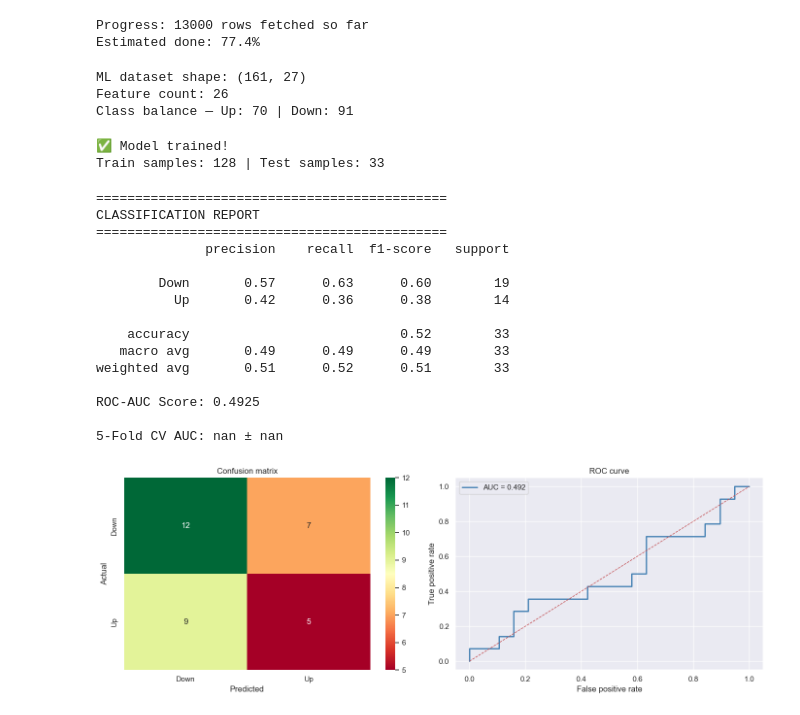
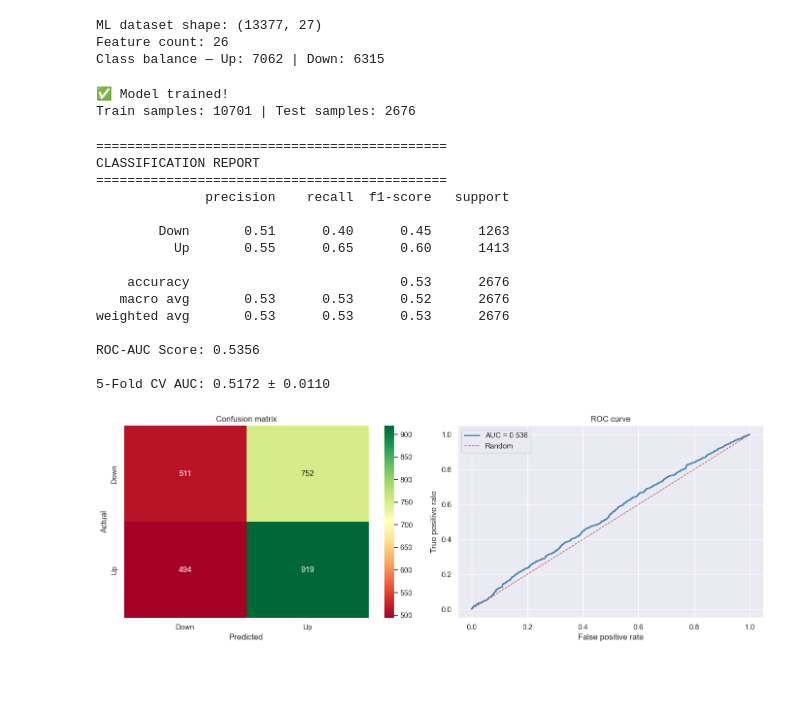
Before and after one commit to shikshita09/Earnings-Edge, a Jupyter notebook: notebooks/02_ml_model.ipynb, the cells around one changed output. Saved outputs shown, nothing was run; the diff lists cells and outputs as text; code cells hidden in the pictures; blank space fills up the shorter version.

Commit message:
Add ML model with LightGBM, AUC 0.536, SHAP explainability

```diff
--- a/notebooks/02_ml_model.ipynb
+++ b/notebooks/02_ml_model.ipynb
@@ -23,15 +19,0 @@ Likely causes:
-# %%
-import pandas as pd
-import os
-
-# Change this line in Cell 2
-df = pd.read_pickle('../data/processed/full_dataset.pkl')
-if os.path.exists(path):
-    df_partial = pd.read_pickle(path)
-    print(f"Progress: {len(df_partial)} rows fetched so far")
-    print(f"Estimated done: {len(df_partial)/16803*100:.1f}%")
-else:
-    print("Not started yet")
-# %% [output]
-Progress: 13000 rows fetched so far
-Estimated done: 77.4%
@@ -38,6 +24,5 @@ Estimated done: 77.4%
 # %%
-df = pd.read_csv('../data/processed/transcripts_with_prices.csv')
-df['date'] = pd.to_datetime(df['date'])
+
 
 # ── Text features ──────────────────────────────────────────
 df['transcript_length']  = df['transcript'].str.split().str.len()
@@ -70,9 +55,9 @@ print(f"ML dataset shape: {df_ml.shape}")
 print(f"Feature count: {len(feature_cols)}")
 print(f"Class balance — Up: {df_ml['direction'].sum()} | Down: {(df_ml['direction']==0).sum()}")
 # %% [output]
-ML dataset shape: (161, 27)
+ML dataset shape: (13377, 27)
 Feature count: 26
-Class balance — Up: 70 | Down: 91
+Class balance — Up: 7062 | Down: 6315
 # %%
 X = df_ml[feature_cols]
 y = df_ml['direction']
@@ -86,20 +71,17 @@ model = XGBClassifier(
     learning_rate=0.05,
     subsample=0.8,
     colsample_bytree=0.8,
-    use_label_encoder=False,
-    eval_metric='logloss',
-    random_state=42
+    random_state=42,
+    verbose=-1
 )
 
-model.fit(X_train, y_train,
-          eval_set=[(X_test, y_test)],
-          verbose=False)
+model.fit(X_train, y_train)
 
 print("✅ Model trained!")
 print(f"Train samples: {len(X_train)} | Test samples: {len(X_test)}")
 # %% [output]
 ✅ Model trained!
-Train samples: 128 | Test samples: 33
+Train samples: 10701 | Test samples: 2676
 # %%
 y_pred      = model.predict(X_test)
 y_pred_prob = model.predict_proba(X_test)[:, 1]
@@ -115,47 +97,46 @@ print(f"ROC-AUC Score: {roc_auc_score(y_test, y_pred_prob):.4f}")
 cv_scores = cross_val_score(model, X, y, cv=5, scoring='roc_auc')
 print(f"\n5-Fold CV AUC: {cv_scores.mean():.4f} ± {cv_scores.std():.4f}")
 
-# Confusion matrix
+# Confusion matrix + ROC curve
 fig, axes = plt.subplots(1, 2, figsize=(14, 5))
 
 cm = confusion_matrix(y_test, y_pred)
 sns.heatmap(cm, annot=True, fmt='d', cmap='RdYlGn',
             xticklabels=['Down','Up'],
             yticklabels=['Down','Up'], ax=axes[0])
 axes[0].set_title('Confusion matrix')
 axes[0].set_ylabel('Actual')
 axes[0].set_xlabel('Predicted')
 
-# ROC curve
 fpr, tpr, _ = roc_curve(y_test, y_pred_prob)
 axes[1].plot(fpr, tpr, color='steelblue', linewidth=2,
              label=f'AUC = {roc_auc_score(y_test, y_pred_prob):.3f}')
-axes[1].plot([0,1],[0,1], 'r--', linewidth=1)
+axes[1].plot([0,1],[0,1], 'r--', linewidth=1, label='Random')
 axes[1].set_title('ROC curve')
 axes[1].set_xlabel('False positive rate')
 axes[1].set_ylabel('True positive rate')
 axes[1].legend()
 
 plt.tight_layout()
 plt.savefig('../data/processed/ml_evaluation.png', bbox_inches='tight')
 plt.show()
 # %% [output]
 =============================================
 CLASSIFICATION REPORT
 =============================================
               precision    recall  f1-score   support
 
-        Down       0.57      0.63      0.60        19
-          Up       0.42      0.36      0.38        14
+        Down       0.51      0.40      0.45      1263
+          Up       0.55      0.65      0.60      1413
 
-    accuracy                           0.52        33
-   macro avg       0.49      0.49      0.49        33
-weighted avg       0.51      0.52      0.51        33
+    accuracy                           0.53      2676
+   macro avg       0.53      0.53      0.52      2676
+weighted avg       0.53      0.53      0.53      2676
 
-ROC-AUC Score: 0.4925
+ROC-AUC Score: 0.5356
 
-5-Fold CV AUC: nan ± nan
+5-Fold CV AUC: 0.5172 ± 0.0110
-[figure, old version]
+[figure, new version]
 # %%
 explainer   = shap.TreeExplainer(model)
 shap_values = explainer.shap_values(X_test)
```
Also changed, not shown: parts of 4 cells of this notebook.
